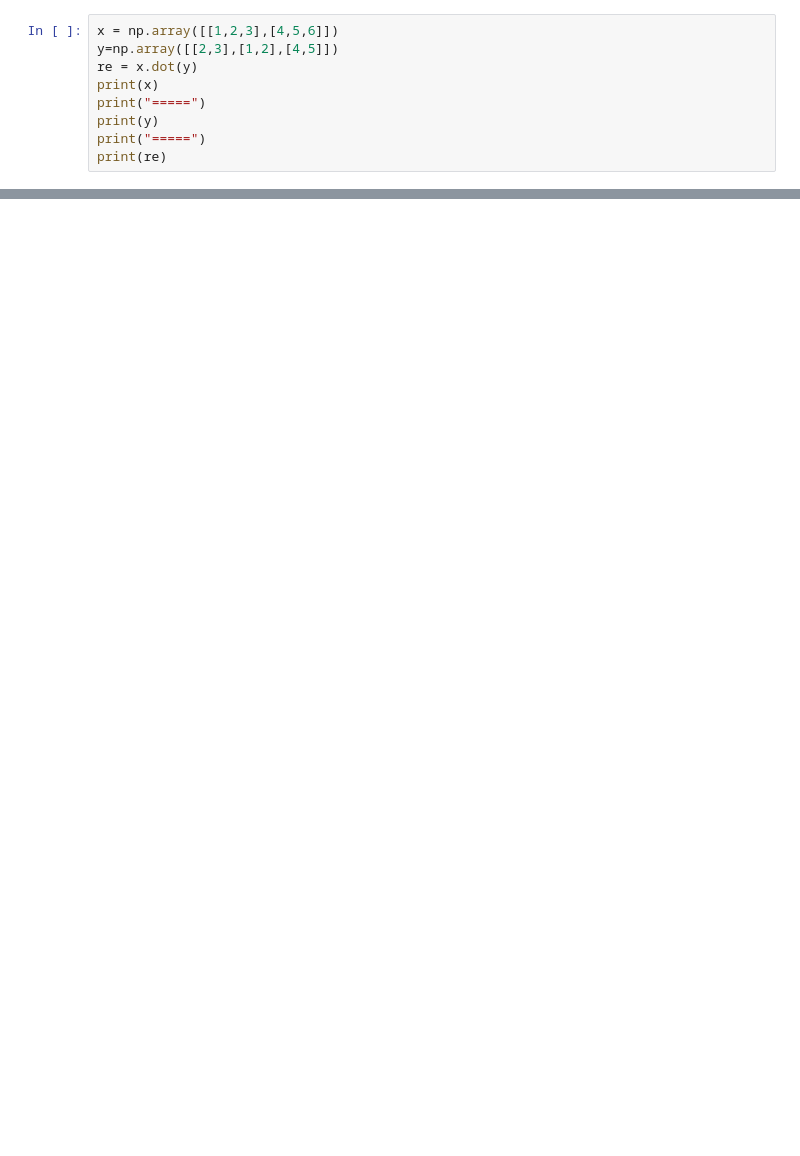
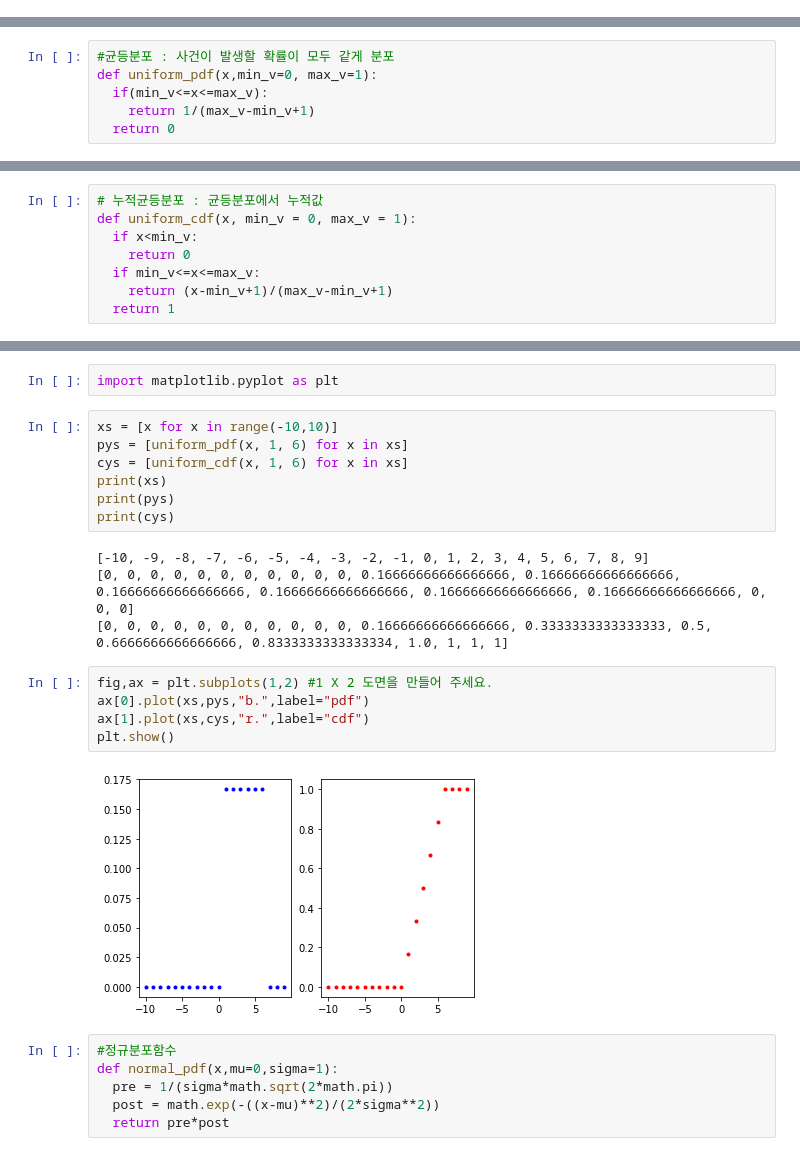
Before and after one commit to CloakingGhost/BitPy, a Jupyter notebook: 221006.ipynb, the cells around one changed output, grey strips where cells are left out. Drawn from its saved outputs; the diff is of its cells as text; blank space fills up the shorter version.

```diff
--- a/221006.ipynb
+++ b/221006.ipynb
@@ -611,9 +2,0 @@ array([1, 2, 4, 7])
-# %%
-x = np.array([[1,2,3],[4,5,6]])
-y=np.array([[2,3],[1,2],[4,5]])
-re = x.dot(y)
-print(x)
-print("=====")
-print(y)
-print("=====")
-print(re)
@@ -665,0 +97,6 @@ np.random.seed(100)
+# %%
+#균등분포 : 사건이 발생할 확률이 모두 같게 분포
+def uniform_pdf(x,min_v=0, max_v=1):
+  if(min_v<=x<=max_v):
+    return 1/(max_v-min_v+1)
+  return 0
@@ -665,0 +117,8 @@ np.random.seed(100)
+# %%
+# 누적균등분포 : 균등분포에서 누적값
+def uniform_cdf(x, min_v = 0, max_v = 1):
+  if x<min_v:
+    return 0
+  if min_v<=x<=max_v:
+    return (x-min_v+1)/(max_v-min_v+1)
+  return 1
@@ -665,0 +139,26 @@ np.random.seed(100)
+# %%
+import matplotlib.pyplot as plt
+# %%
+xs = [x for x in range(-10,10)]
+pys = [uniform_pdf(x, 1, 6) for x in xs]
+cys = [uniform_cdf(x, 1, 6) for x in xs]
+print(xs)
+print(pys)
+print(cys)
+# %% [output]
+[-10, -9, -8, -7, -6, -5, -4, -3, -2, -1, 0, 1, 2, 3, 4, 5, 6, 7, 8, 9]
+[0, 0, 0, 0, 0, 0, 0, 0, 0, 0, 0, 0.16666666666666666, 0.16666666666666666, 0.16666666666666666, 0.16666666666666666, 0.16666666666666666, 0.16666666666666666, 0, 0, 0]
+[0, 0, 0, 0, 0, 0, 0, 0, 0, 0, 0, 0.16666666666666666, 0.3333333333333333, 0.5, 0.6666666666666666, 0.8333333333333334, 1.0, 1, 1, 1]
+# %%
+fig,ax = plt.subplots(1,2) #1 X 2 도면을 만들어 주세요.
+ax[0].plot(xs,pys,"b.",label="pdf")
+ax[1].plot(xs,cys,"r.",label="cdf")
+plt.show()
+# %% [output]
+[figure, added]
+# %%
+#정규분포함수
+def normal_pdf(x,mu=0,sigma=1):
+  pre = 1/(sigma*math.sqrt(2*math.pi))
+  post = math.exp(-((x-mu)**2)/(2*sigma**2))
+  return pre*post
```
Also changed, not shown: parts of 123 cells of this notebook.
